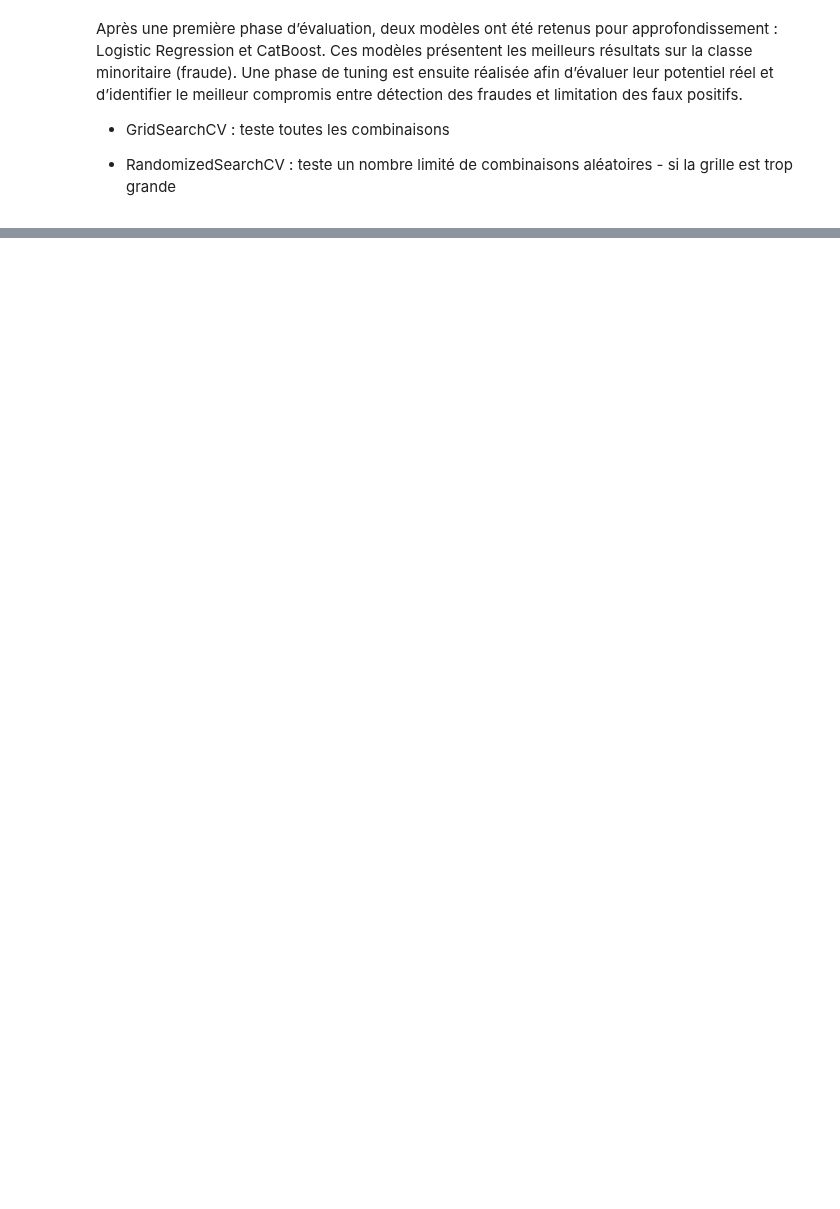
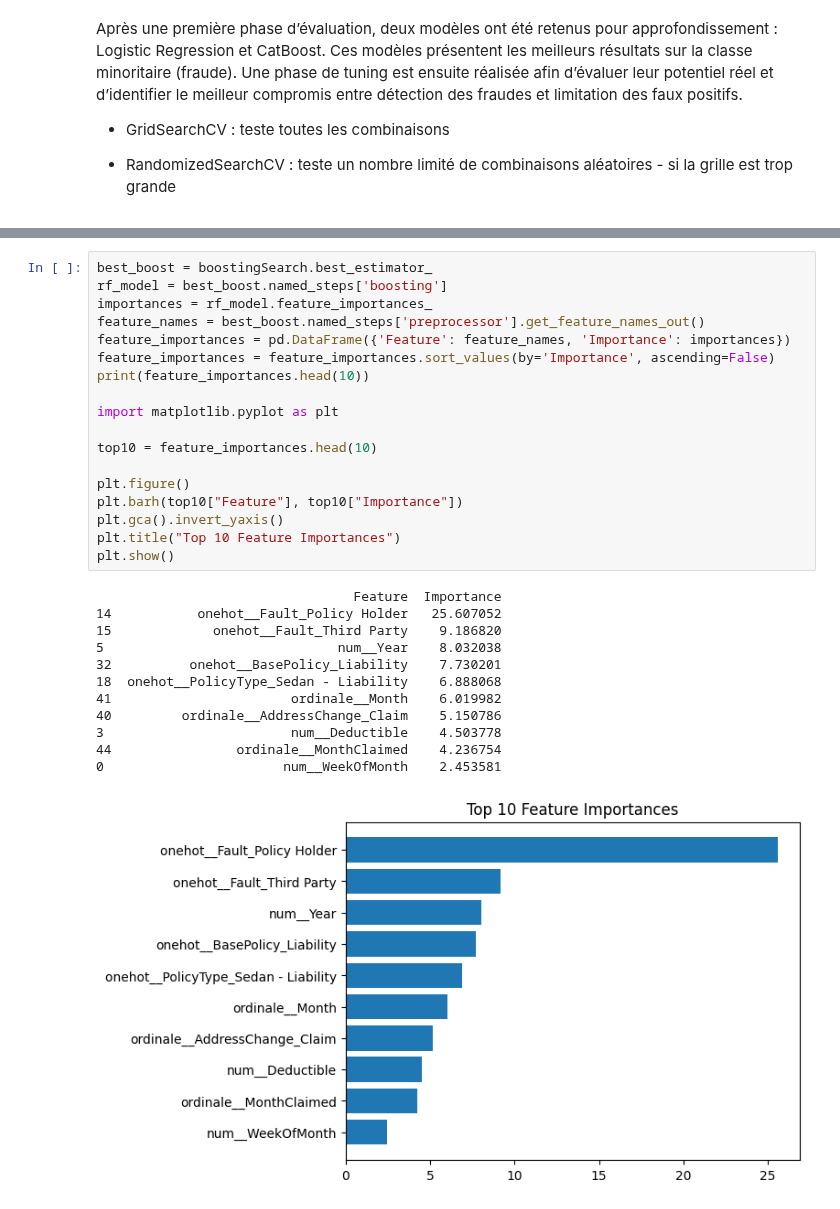
Before and after one commit to djamaliAliBahaBakar/insurance-fraud-detection, a Jupyter notebook: Projet_End_To_End_ML.ipynb, the cells around one changed output, grey strips where cells are left out. Drawn from its saved outputs; the diff is of its cells as text; blank space fills up the shorter version.

```diff
--- a/Projet_End_To_End_ML.ipynb
+++ b/Projet_End_To_End_ML.ipynb
@@ -768,0 +839,31 @@ Best parameters: {'boosting__learning_rate': 0.1, 'boosting__iterations': 100, '
+# %%
+best_boost = boostingSearch.best_estimator_
+rf_model = best_boost.named_steps['boosting']
+importances = rf_model.feature_importances_
+feature_names = best_boost.named_steps['preprocessor'].get_feature_names_out()
+feature_importances = pd.DataFrame({'Feature': feature_names, 'Importance': importances})
+feature_importances = feature_importances.sort_values(by='Importance', ascending=False)
+print(feature_importances.head(10))
+
+import matplotlib.pyplot as plt
+
+top10 = feature_importances.head(10)
+
+plt.figure()
+plt.barh(top10["Feature"], top10["Importance"])
+plt.gca().invert_yaxis()
+plt.title("Top 10 Feature Importances")
+plt.show()
+# %% [output]
+                                 Feature  Importance
+14           onehot__Fault_Policy Holder   25.607052
+15             onehot__Fault_Third Party    9.186820
+5                              num__Year    8.032038
+32          onehot__BasePolicy_Liability    7.730201
+18  onehot__PolicyType_Sedan - Liability    6.888068
+41                       ordinale__Month    6.019982
+40         ordinale__AddressChange_Claim    5.150786
+3                        num__Deductible    4.503778
+44                ordinale__MonthClaimed    4.236754
+0                       num__WeekOfMonth    2.453581
+[figure, added]
```
Also changed, not shown: parts of 9 cells of this notebook, 4 other files.
